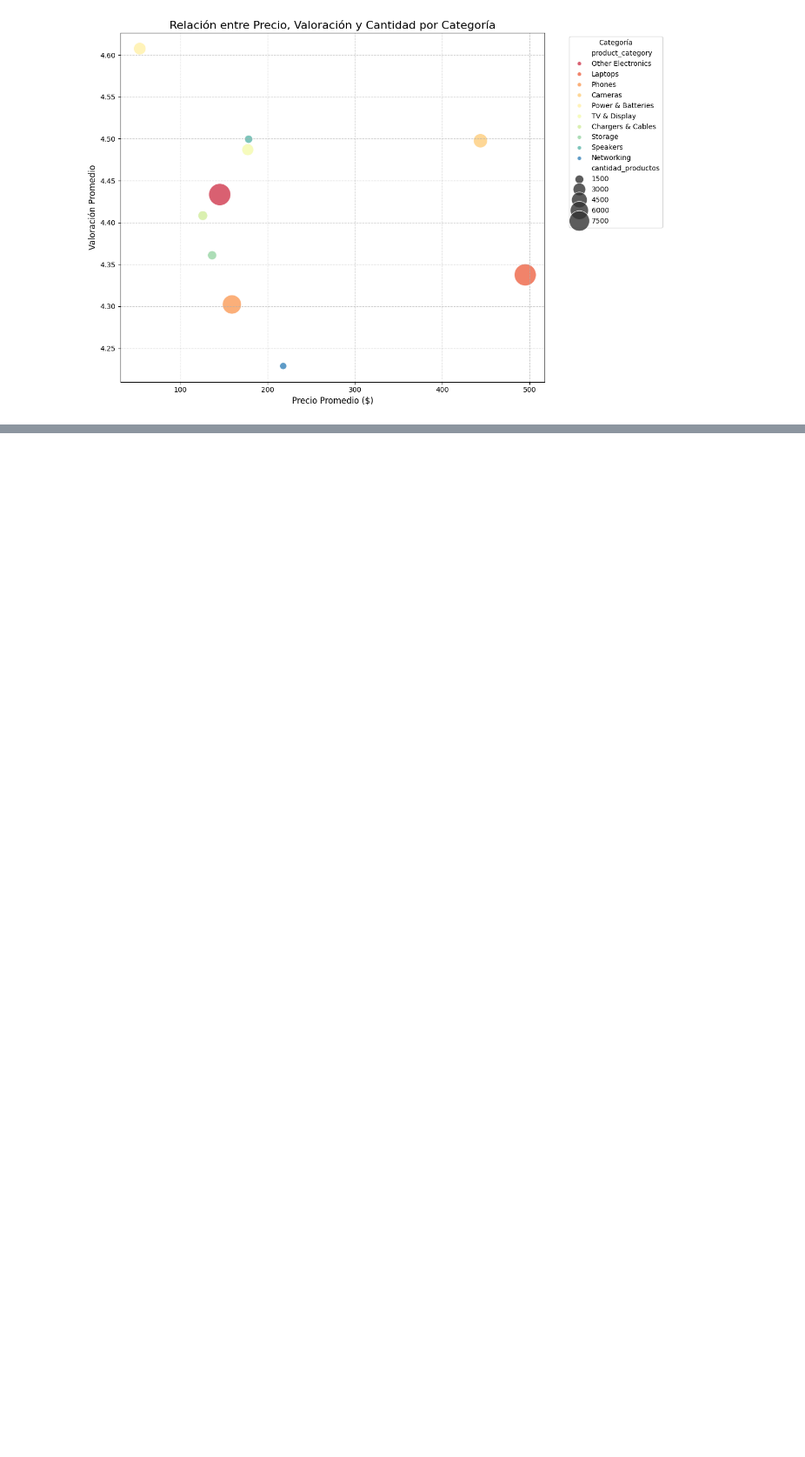
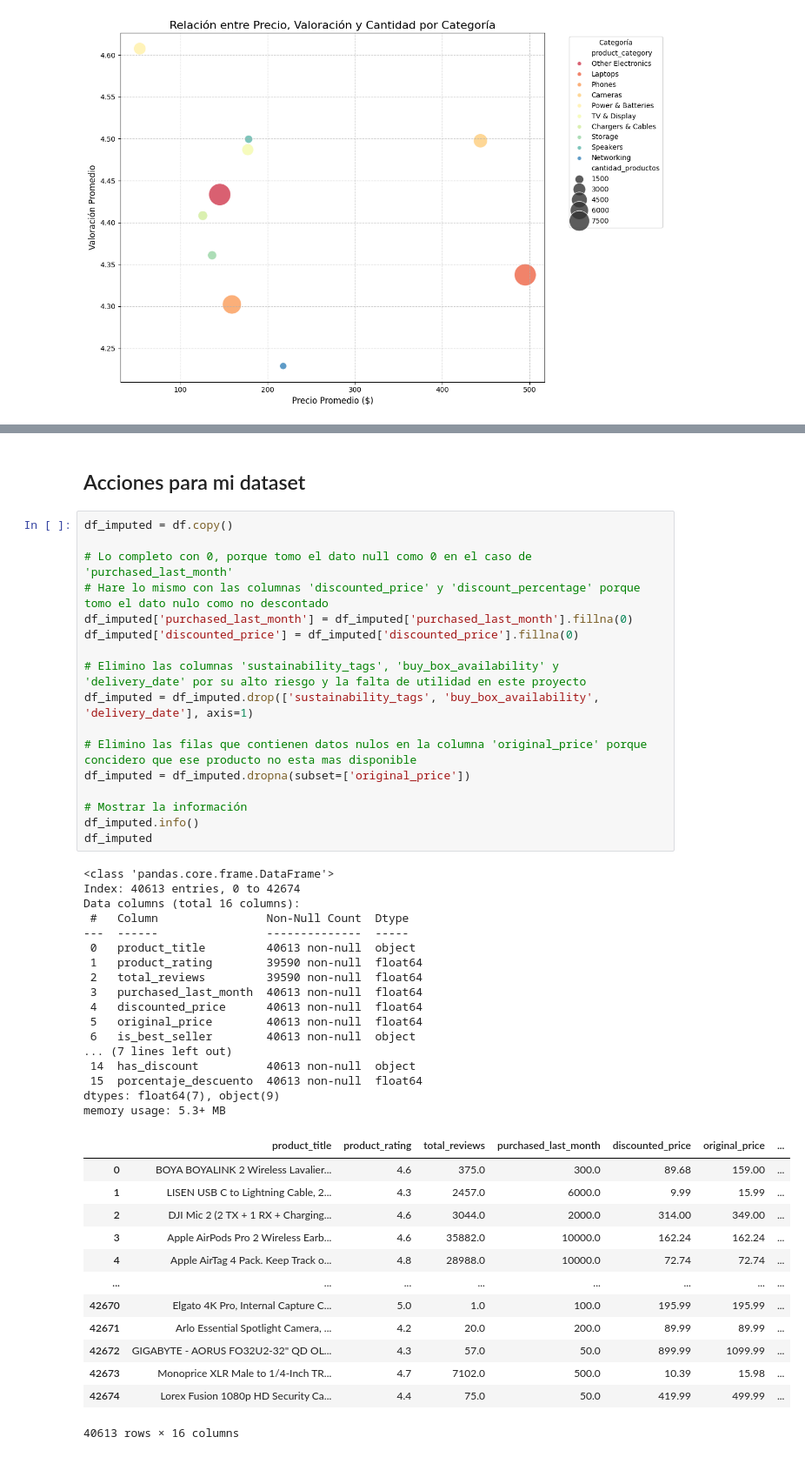
Before and after one commit to Chispon77/Proyecto-Final-CoderHouse, a Jupyter notebook: ProjectAmazon.ipynb, the cells around one changed output, grey strips where cells are left out. Shown: that part at 87% size. Drawn from its saved outputs; the diff is of its cells as text; blank space fills up the shorter version.

```diff
--- a/ProjectAmazon.ipynb
+++ b/ProjectAmazon.ipynb
@@ -253,0 +305,50 @@ df_imputed = df.copy()
+# %% [markdown]
+## Acciones para mi dataset
+# %%
+df_imputed = df.copy()
+
+# Lo completo con 0, porque tomo el dato null como 0 en el caso de 'purchased_last_month'
+# Hare lo mismo con las columnas 'discounted_price' y 'discount_percentage' porque tomo el dato nulo como no descontado
+df_imputed['purchased_last_month'] = df_imputed['purchased_last_month'].fillna(0)
+df_imputed['discounted_price'] = df_imputed['discounted_price'].fillna(0)
+
+# Elimino las columnas 'sustainability_tags', 'buy_box_availability' y 'delivery_date' por su alto riesgo y la falta de utilidad en este proyecto
+df_imputed = df_imputed.drop(['sustainability_tags', 'buy_box_availability', 'delivery_date'], axis=1)
+
+# Elimino las filas que contienen datos nulos en la columna 'original_price' porque concidero que ese producto no esta mas disponible
+df_imputed = df_imputed.dropna(subset=['original_price'])
+
+# Mostrar la información
+df_imputed.info()
+df_imputed
+# %% [output]
+<class 'pandas.core.frame.DataFrame'>
+Index: 40613 entries, 0 to 42674
+Data columns (total 16 columns):
+ #   Column                Non-Null Count  Dtype
+---  ------                --------------  -----
+ 0   product_title         40613 non-null  object
+ 1   product_rating        39590 non-null  float64
+ 2   total_reviews         39590 non-null  float64
+ 3   purchased_last_month  40613 non-null  float64
+ 4   discounted_price      40613 non-null  float64
+ 5   original_price        40613 non-null  float64
+ 6   is_best_seller        40613 non-null  object
+... (7 lines left out)
+ 14  has_discount          40613 non-null  object
+ 15  porcentaje_descuento  40613 non-null  float64
+dtypes: float64(7), object(9)
+memory usage: 5.3+ MB
+|  | product_title | product_rating | total_reviews | purchased_last_month | discounted_price | original_price | ... |
+| 0 | BOYA BOYALINK 2 Wireless Lavalier... | 4.6 | 375.0 | 300.0 | 89.68 | 159.00 | ... |
+| 1 | LISEN USB C to Lightning Cable, 2... | 4.3 | 2457.0 | 6000.0 | 9.99 | 15.99 | ... |
+| 2 | DJI Mic 2 (2 TX + 1 RX + Charging... | 4.6 | 3044.0 | 2000.0 | 314.00 | 349.00 | ... |
+| 3 | Apple AirPods Pro 2 Wireless Earb... | 4.6 | 35882.0 | 10000.0 | 162.24 | 162.24 | ... |
+| 4 | Apple AirTag 4 Pack. Keep Track o... | 4.8 | 28988.0 | 10000.0 | 72.74 | 72.74 | ... |
+| ... | ... | ... | ... | ... | ... | ... | ... |
+| 42670 | Elgato 4K Pro, Internal Capture C... | 5.0 | 1.0 | 100.0 | 195.99 | 195.99 | ... |
+| 42671 | Arlo Essential Spotlight Camera, ... | 4.2 | 20.0 | 200.0 | 89.99 | 89.99 | ... |
+| 42672 | GIGABYTE - AORUS FO32U2-32" QD OL... | 4.3 | 57.0 | 50.0 | 899.99 | 1099.99 | ... |
+| 42673 | Monoprice XLR Male to 1/4-Inch TR... | 4.7 | 7102.0 | 500.0 | 10.39 | 15.98 | ... |
+| 42674 | Lorex Fusion 1080p HD Security Ca... | 4.4 | 75.0 | 50.0 | 419.99 | 499.99 | ... |
+40613 rows × 16 columns
```
Also changed, not shown: parts of 15 cells of this notebook.
